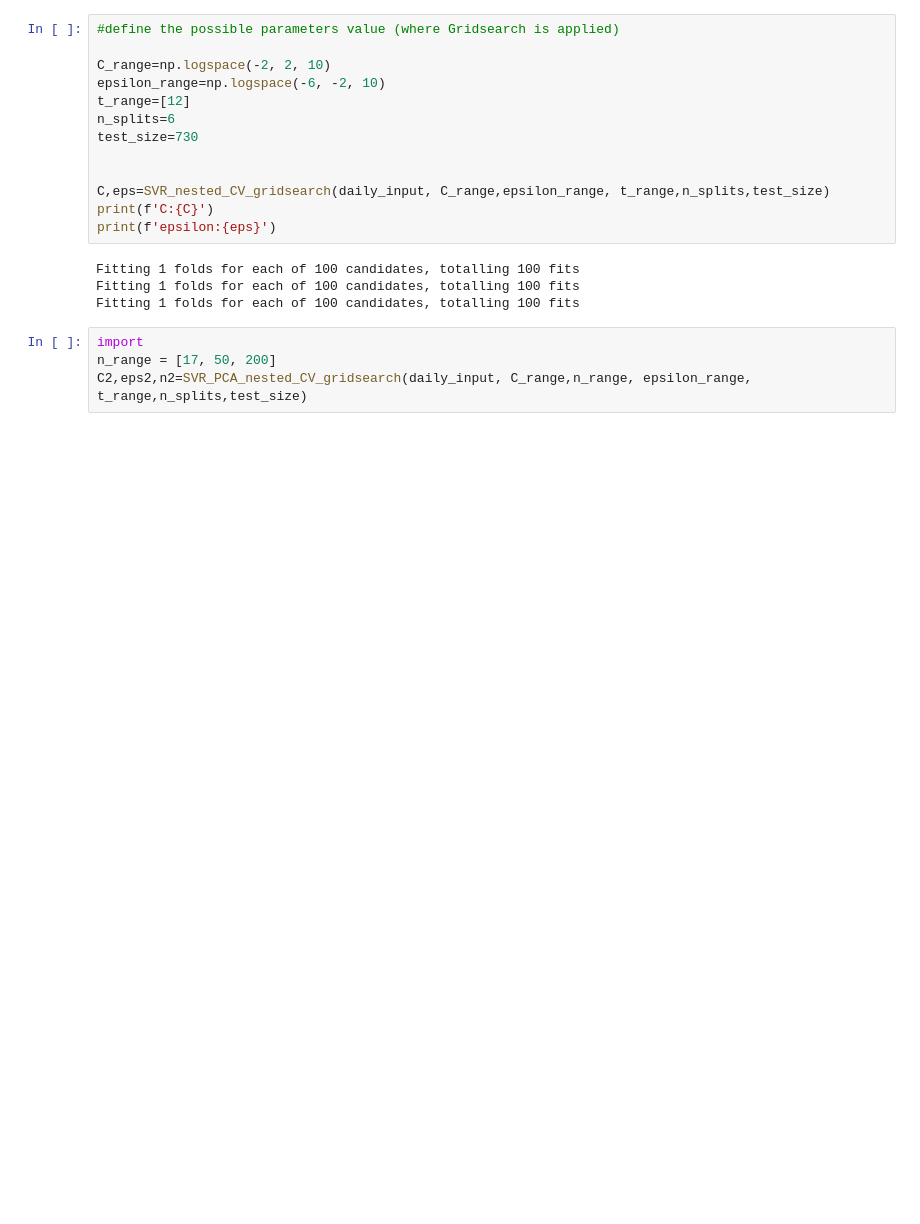
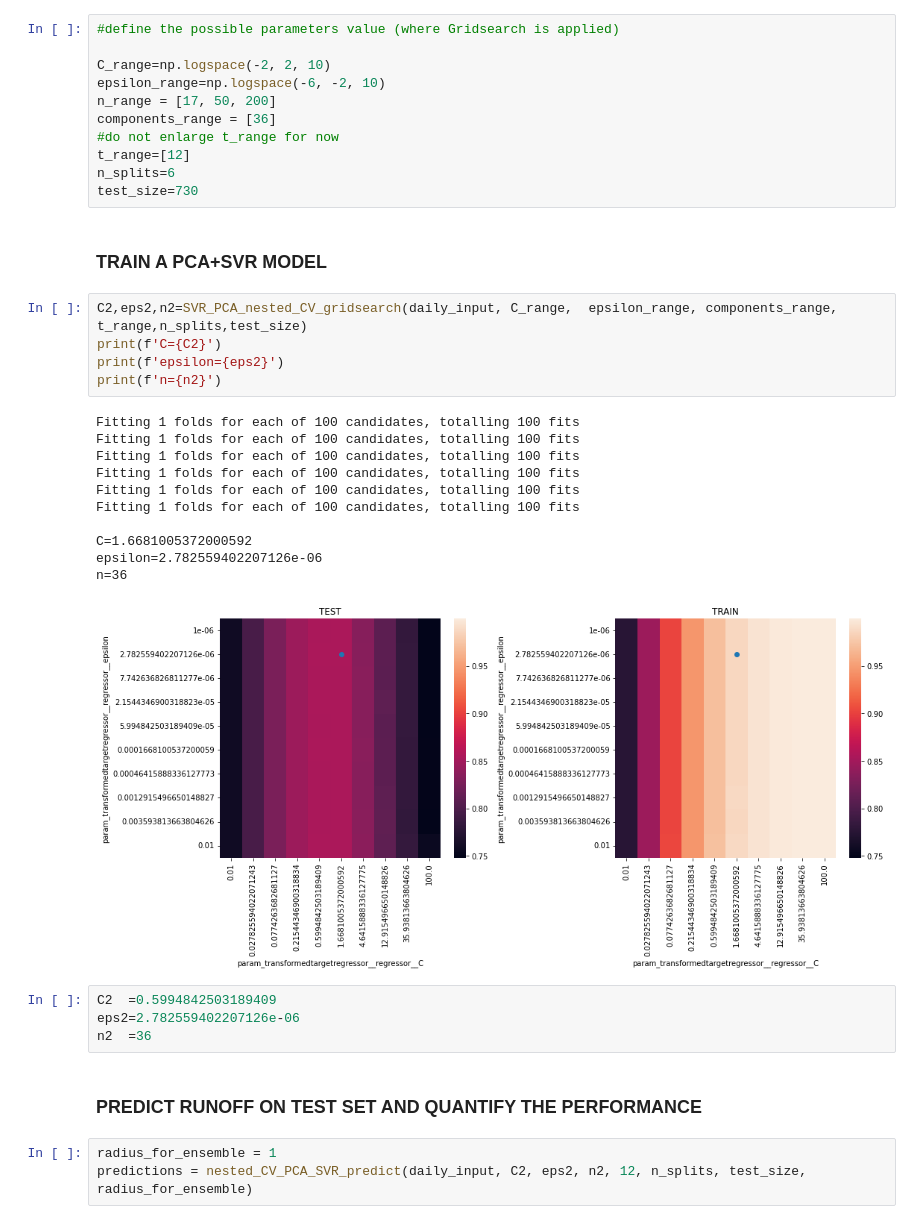
Before and after one commit to mmazzolini/Runoff_prediction, a Jupyter notebook: BRANZOLL.ipynb, the cells around one changed output. Saved outputs shown, nothing was run; the diff lists cells and outputs as text; blank space fills up the shorter version.

Commit message:
functions for prediction understanding

```diff
--- a/BRANZOLL.ipynb
+++ b/BRANZOLL.ipynb
@@ -35,19 +38,37 @@ spatial_avg_daily_input
 
 C_range=np.logspace(-2, 2, 10)
 epsilon_range=np.logspace(-6, -2, 10)
+n_range = [17, 50, 200]
+components_range = [36]
+#do not enlarge t_range for now
 t_range=[12]
 n_splits=6
 test_size=730
-
-
-C,eps=SVR_nested_CV_gridsearch(daily_input, C_range,epsilon_range, t_range,n_splits,test_size)
-print(f'C:{C}')
-print(f'epsilon:{eps}')
-# %% [output]
-Fitting 1 folds for each of 100 candidates, totalling 100 fits
-Fitting 1 folds for each of 100 candidates, totalling 100 fits
-Fitting 1 folds for each of 100 candidates, totalling 100 fits
+# %% [markdown]
+### TRAIN A PCA+SVR MODEL
 # %%
-import
-n_range = [17, 50, 200]
-C2,eps2,n2=SVR_PCA_nested_CV_gridsearch(daily_input, C_range,n_range, epsilon_range, t_range,n_splits,test_size)
+C2,eps2,n2=SVR_PCA_nested_CV_gridsearch(daily_input, C_range,  epsilon_range, components_range, t_range,n_splits,test_size)
+print(f'C={C2}')
+print(f'epsilon={eps2}')
+print(f'n={n2}')
+# %% [output]
+Fitting 1 folds for each of 100 candidates, totalling 100 fits
+Fitting 1 folds for each of 100 candidates, totalling 100 fits
+Fitting 1 folds for each of 100 candidates, totalling 100 fits
+Fitting 1 folds for each of 100 candidates, totalling 100 fits
+Fitting 1 folds for each of 100 candidates, totalling 100 fits
+Fitting 1 folds for each of 100 candidates, totalling 100 fits
+
+C=1.6681005372000592
+epsilon=2.782559402207126e-06
+n=36
+[figure, added]
+# %%
+C2  =0.5994842503189409
+eps2=2.782559402207126e-06
+n2  =36
+# %% [markdown]
+### PREDICT RUNOFF ON TEST SET AND QUANTIFY THE PERFORMANCE
+# %%
+radius_for_ensemble = 1
+predictions = nested_CV_PCA_SVR_predict(daily_input, C2, eps2, n2, 12, n_splits, test_size, radius_for_ensemble)
```
Also changed, not shown: parts of 9 cells of this notebook, 7 other files.
